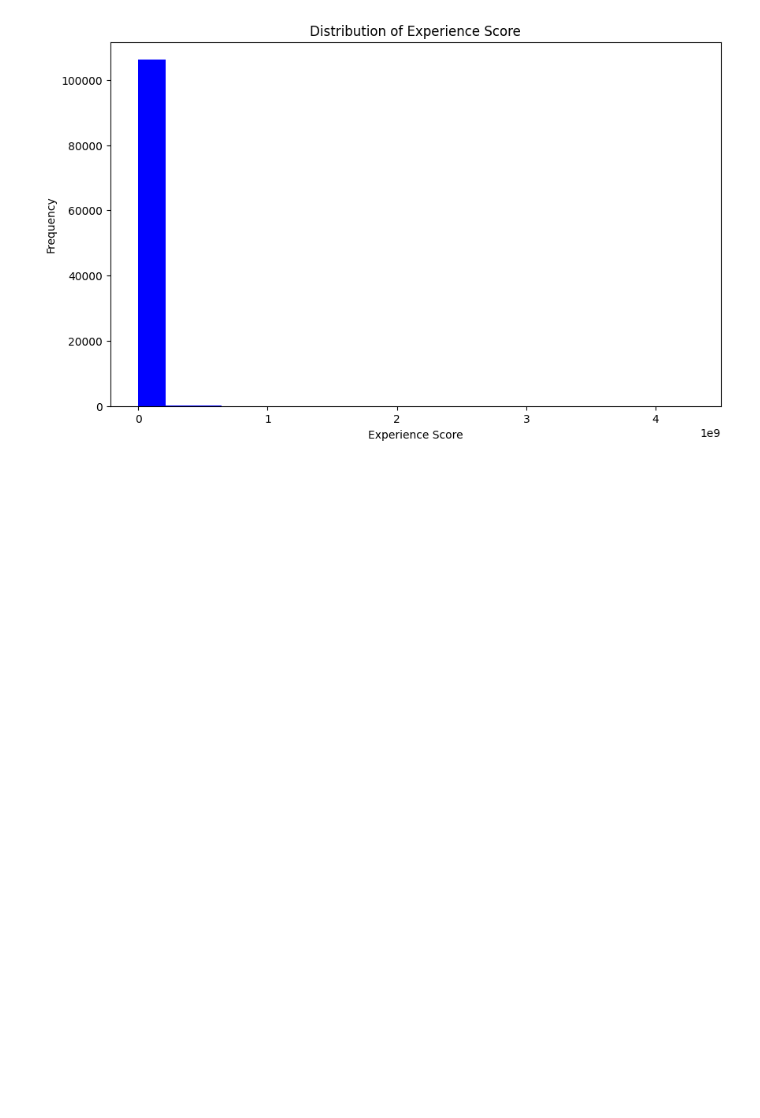
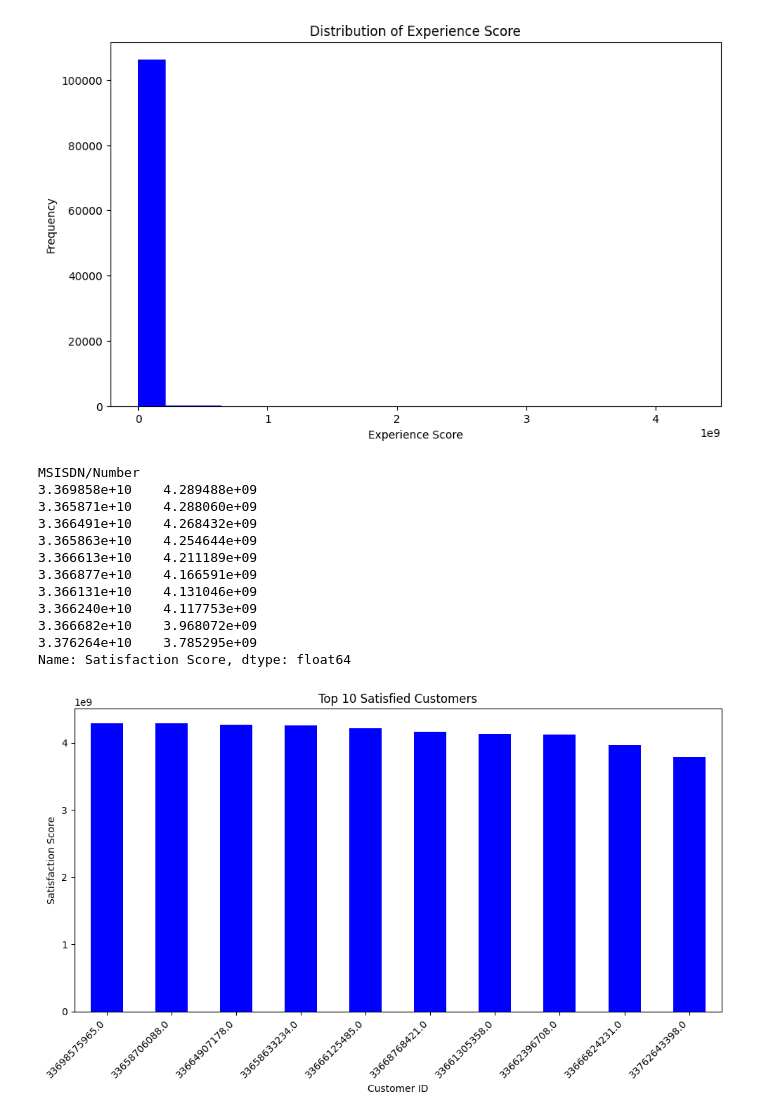
Before and after one commit to IamYunusAli/Acquired, a Jupyter notebook: notebooks/Company_analysis.ipynb, the cells around one changed output. Drawn from its saved outputs; the diff is of its cells as text; code cells hidden in the pictures; blank space fills up the shorter version.

Commit message:
compute average engagement & experience scorea and Regression model

```diff
--- a/notebooks/Company_analysis.ipynb
+++ b/notebooks/Company_analysis.ipynb
@@ -906,3 +906,31 @@ MSISDN/Number
 [106856 rows x 7 columns]
 Text(0, 0.5, 'Frequency')
 [figure]
+# %%
+# Calculate the average of both engagement and experience score satisfaction score for top 10 satisfied customer
+customer_info['Satisfaction Score'] = (customer_info['Engagement Score'] + customer_info['Experience Score']) / 2
+top10_satisfied_customers = customer_info['Satisfaction Score'].nlargest(10)
+print(top10_satisfied_customers)
+# visual representaion
+plt.figure(figsize=(10, 6))
+top10_satisfied_customers.plot(kind='bar', color='blue')
+plt.title('Top 10 Satisfied Customers')
+plt.xlabel('Customer ID')
+plt.ylabel('Satisfaction Score')
+plt.xticks(rotation=45, ha='right')
+plt.tight_layout()
+plt.show()
+# %% [output]
+MSISDN/Number
+3.369858e+10    4.289488e+09
+3.365871e+10    4.288060e+09
+3.366491e+10    4.268432e+09
+3.365863e+10    4.254644e+09
+3.366613e+10    4.211189e+09
+3.366877e+10    4.166591e+09
+3.366131e+10    4.131046e+09
+3.366240e+10    4.117753e+09
+3.366682e+10    3.968072e+09
+3.376264e+10    3.785295e+09
+Name: Satisfaction Score, dtype: float64
+[figure, added]
```
Also changed, not shown: parts of 1 cell of this notebook.
